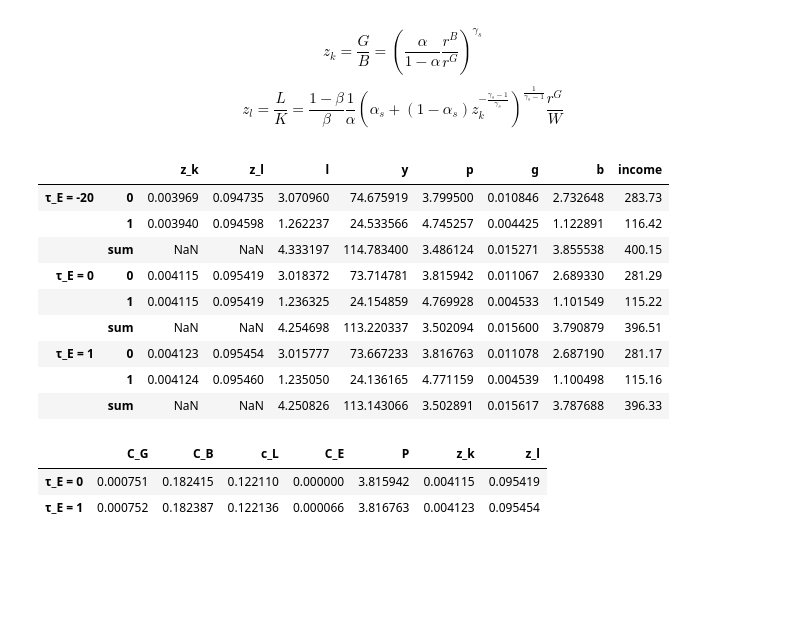
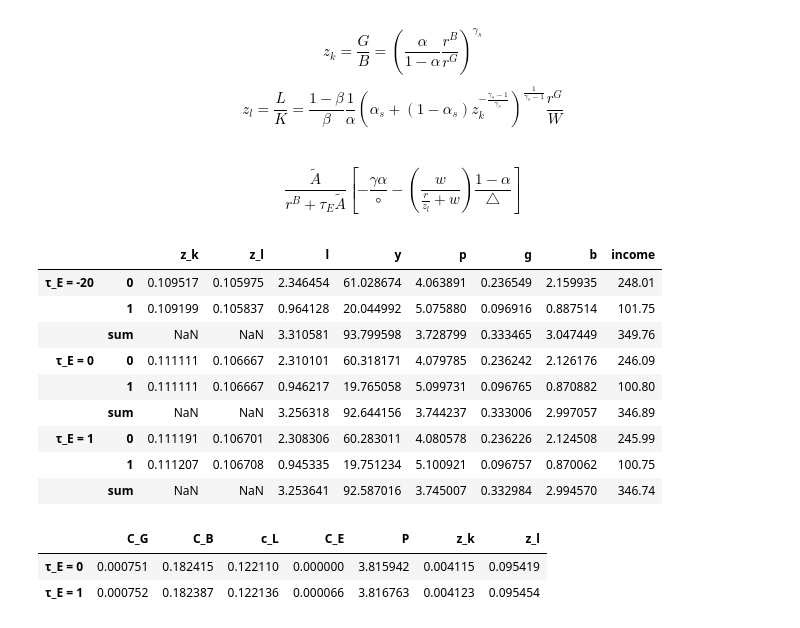
Before and after one commit to mortezaaghajanzadeh/Resource-Reallocation, a Jupyter notebook: code/test.ipynb, the cells around one changed output. Drawn from its saved outputs; the diff is of its cells as text; code cells hidden in the pictures; blank space fills up the shorter version.

```diff
--- a/code/test.ipynb
+++ b/code/test.ipynb
@@ -112,3 +116,10 @@ def CES_aggregator(array,σ):
         return sum([i ** ((σ-1)/σ) for i in array]) ** (σ/(σ-1))
     else:
         return sum(array)
+# %% [markdown]
+$$
+\frac{\tilde{A}}{r^B + \tau_E\tilde{A}}\left[
+            -\frac{\gamma\alpha}{\circ}
+            - (\dfrac{w}{\frac{r}{z_l} + w})\frac{1-\alpha}{\triangle}
+            \right]
+$$
@@ -141,43 +156,43 @@ def gen_df(params,τ_E):
     p_s = p_s ** (1/(1-params_0['σ']))
     y_s = y_s ** (params_0['σ']/(params_0['σ']-1))
     df.loc['sum','p'] = p_s
     # df.p = df.p/p_s
     df.loc['sum','y'] = y_s
     return df
 parameters = {
     'β': 0.6,
-    'γ':5,
+    'γ':2,
     'α': 0.25,
     'A_hat': 0.1,
     'A_tilde': 0.018,
     'μ': 0,
     'θ': 1,
     'η': np.inf,
     'σ': 5,
     'r_b': 0.05,
     'green_premium': 0,
     'w': .500, # MSEK
     'τ_E': 0,# per ton
     'n': int(1e3)}
 
 # CO2 Emission is 13800 Kton
 # Labor 500 TSEK
 
 tax = 1
 tax_2 = -20
 df = pd.concat([gen_df(parameters,tax_2),gen_df(parameters,0),gen_df(parameters,tax)],keys=['τ_E = {}'.format(tax_2),'τ_E = 0','τ_E = {}'.format(tax)],axis=0)
 df
 # %% [output]
 |  |  | z_k | z_l | l | y | p | g | b | income |
-| τ_E = -20 | 0 | 0.003969 | 0.094735 | 3.070960 | 74.675919 | 3.799500 | 0.010846 | 2.732648 | 283.73 |
-|  | 1 | 0.003940 | 0.094598 | 1.262237 | 24.533566 | 4.745257 | 0.004425 | 1.122891 | 116.42 |
-|  | sum | NaN | NaN | 4.333197 | 114.783400 | 3.486124 | 0.015271 | 3.855538 | 400.15 |
-| τ_E = 0 | 0 | 0.004115 | 0.095419 | 3.018372 | 73.714781 | 3.815942 | 0.011067 | 2.689330 | 281.29 |
-|  | 1 | 0.004115 | 0.095419 | 1.236325 | 24.154859 | 4.769928 | 0.004533 | 1.101549 | 115.22 |
-|  | sum | NaN | NaN | 4.254698 | 113.220337 | 3.502094 | 0.015600 | 3.790879 | 396.51 |
-| τ_E = 1 | 0 | 0.004123 | 0.095454 | 3.015777 | 73.667233 | 3.816763 | 0.011078 | 2.687190 | 281.17 |
-|  | 1 | 0.004124 | 0.095460 | 1.235050 | 24.136165 | 4.771159 | 0.004539 | 1.100498 | 115.16 |
-|  | sum | NaN | NaN | 4.250826 | 113.143066 | 3.502891 | 0.015617 | 3.787688 | 396.33 |
+| τ_E = -20 | 0 | 0.109517 | 0.105975 | 2.346454 | 61.028674 | 4.063891 | 0.236549 | 2.159935 | 248.01 |
+|  | 1 | 0.109199 | 0.105837 | 0.964128 | 20.044992 | 5.075880 | 0.096916 | 0.887514 | 101.75 |
+|  | sum | NaN | NaN | 3.310581 | 93.799598 | 3.728799 | 0.333465 | 3.047449 | 349.76 |
+| τ_E = 0 | 0 | 0.111111 | 0.106667 | 2.310101 | 60.318171 | 4.079785 | 0.236242 | 2.126176 | 246.09 |
+|  | 1 | 0.111111 | 0.106667 | 0.946217 | 19.765058 | 5.099731 | 0.096765 | 0.870882 | 100.80 |
+|  | sum | NaN | NaN | 3.256318 | 92.644156 | 3.744237 | 0.333006 | 2.997057 | 346.89 |
+| τ_E = 1 | 0 | 0.111191 | 0.106701 | 2.308306 | 60.283011 | 4.080578 | 0.236226 | 2.124508 | 245.99 |
+|  | 1 | 0.111207 | 0.106708 | 0.945335 | 19.751234 | 5.100921 | 0.096757 | 0.870062 | 100.75 |
+|  | sum | NaN | NaN | 3.253641 | 92.587016 | 3.745007 | 0.332984 | 2.994570 | 346.74 |
 # %%
 τ_E = 1
 z_k,z_l = optimal_ratios(parameters,τ_E)
```
Also changed, not shown: parts of 4 cells of this notebook, 3 other files.
